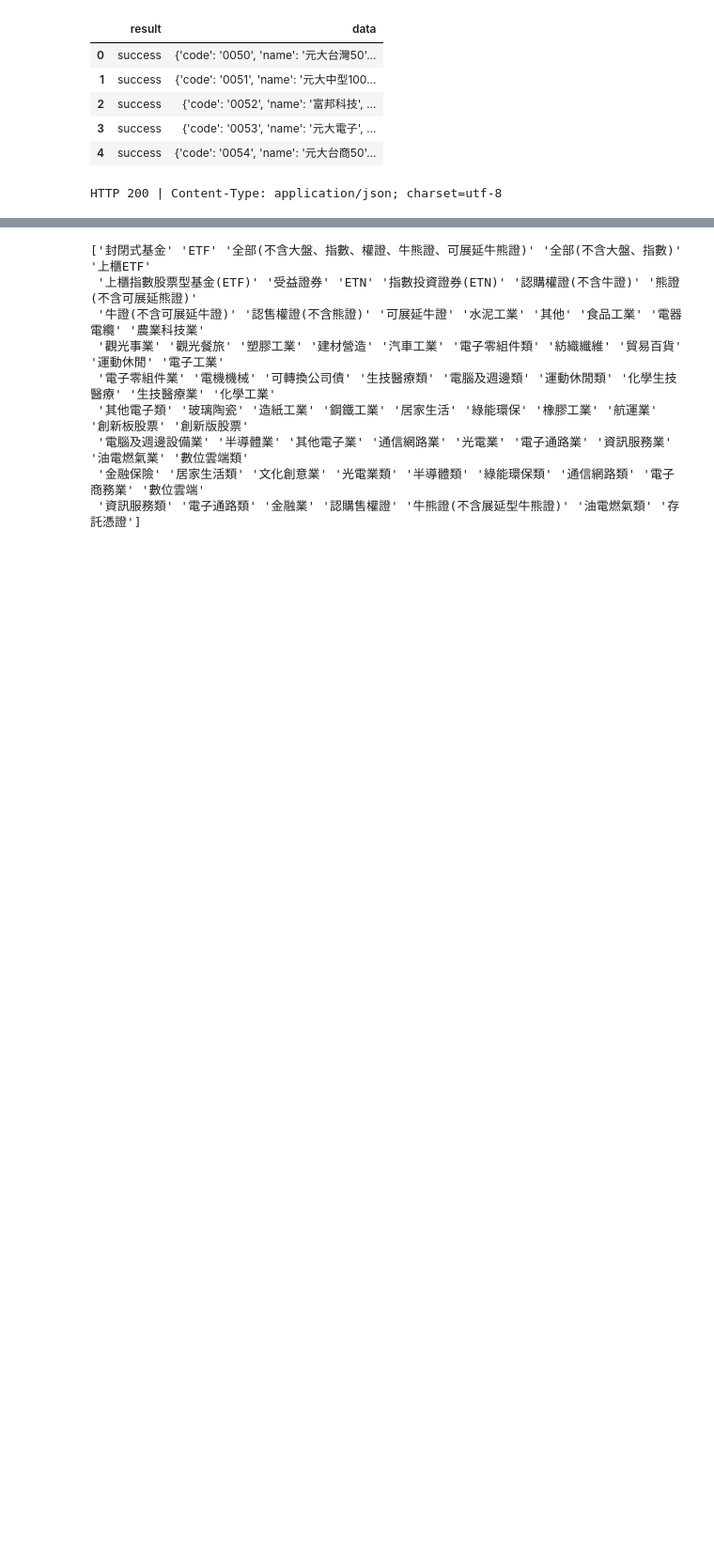
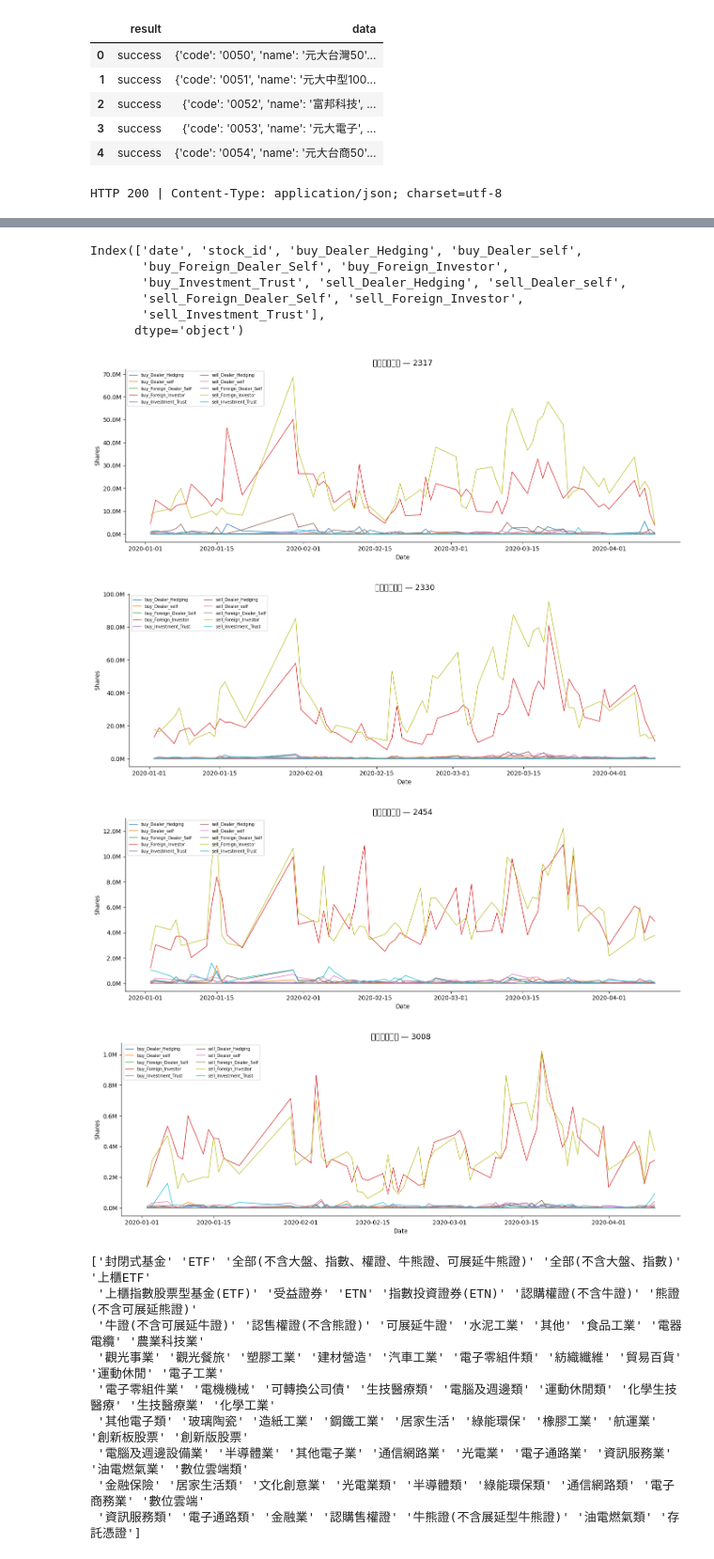
Before and after one commit to Chu-c-git/Automated_Trading_System, a Jupyter notebook: backend/data_preprocess/test_function.ipynb, the cells around one changed output, grey strips where cells are left out. Shown at 94% size. Saved outputs shown, nothing was run; the diff lists cells and outputs as text; code cells hidden in the pictures; blank space fills up the shorter version.

```diff
--- a/backend/data_preprocess/test_function.ipynb
+++ b/backend/data_preprocess/test_function.ipynb
@@ -97,3 +99,23 @@ df.head()
 | 2 | 封閉式基金 | 0003 | 成長 | twse | 2024-12-05 |
 | 3 | 封閉式基金 | 0004 | 國民 | twse | 2024-12-05 |
 | 4 | 封閉式基金 | 0005 | 成功 | twse | 2024-12-05 |
+# %%
+# 三大法人
+api = DataLoader()
+# api.login_by_token(api_token='token')
+df = api.taiwan_stock_institutional_investors(
+    stock_id_list=['2330', '2317', '2454', '3008'],
+    start_date='2020-01-01',
+    end_date='2020-04-12',
+    use_async=True
+)
+df_pivot = df.pivot_table(
+    index=['date', 'stock_id'],
+    columns='name',
+    values=['buy', 'sell'],
+    aggfunc='first'
+)
+df_pivot.columns = [f'{val}_{name}' for val, name in df_pivot.columns]
+print(df_pivot.shape)
+df_pivot = df_pivot.reset_index()
+df_pivot.head()
@@ -100,3 +154,42 @@ df.head()
+# %%
+df_pivot.columns
+# %% [output]
+Index(['date', 'stock_id', 'buy_Dealer_Hedging', 'buy_Dealer_self',
+       'buy_Foreign_Dealer_Self', 'buy_Foreign_Investor',
+       'buy_Investment_Trust', 'sell_Dealer_Hedging', 'sell_Dealer_self',
+       'sell_Foreign_Dealer_Self', 'sell_Foreign_Investor',
+       'sell_Investment_Trust'],
+      dtype='object')
+# %%
+import matplotlib.pyplot as plt
+import matplotlib.ticker as mticker
+
+feature_cols = [c for c in df_pivot.columns if c not in ('date', 'stock_id')]
+stock_ids = df_pivot['stock_id'].unique()
+
+for sid in stock_ids:
+    sub = df_pivot[df_pivot['stock_id'] == sid].copy()
+    sub['date'] = pd.to_datetime(sub['date'])
+    sub = sub.sort_values('date')
+
+    fig, ax = plt.subplots(figsize=(14, 5))
+    for col in feature_cols:
+        ax.plot(sub['date'], sub[col], label=col, linewidth=1)
+
+    ax.set_title(f'三大法人買賣 — {sid}', fontsize=13)
+    ax.set_xlabel('Date')
+    ax.set_ylabel('Shares')
+    ax.yaxis.set_major_formatter(mticker.FuncFormatter(lambda x, _: f'{x/1e6:.1f}M'))
+    ax.legend(loc='upper left', fontsize=7, ncol=2)
+    ax.spines['top'].set_visible(False)
+    ax.spines['right'].set_visible(False)
+    plt.tight_layout()
+    plt.show()
+# %% [output]
+[figure, added]
+[figure, added]
+[figure, added]
+[figure, added]
 # %%
 print(df['industry_category'].unique())
 # %% [output]
```
Also changed, not shown: parts of 4 cells of this notebook, 5 other files.
